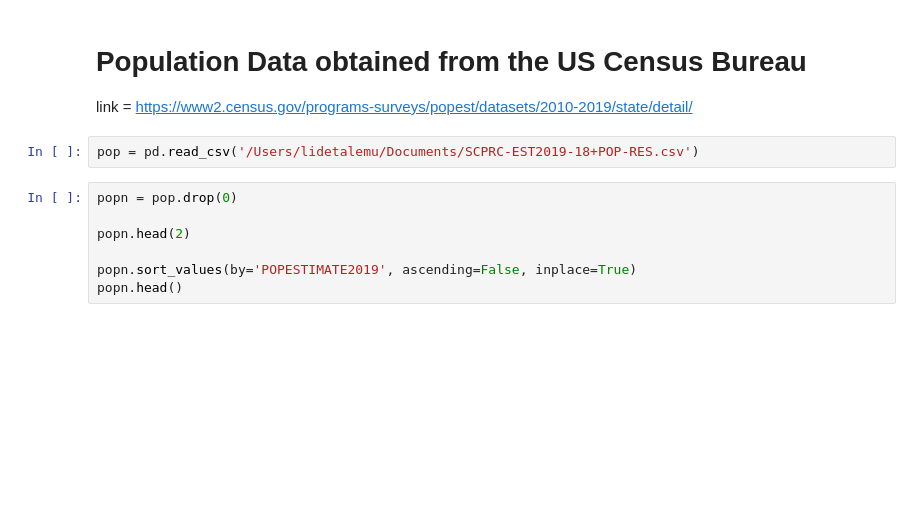
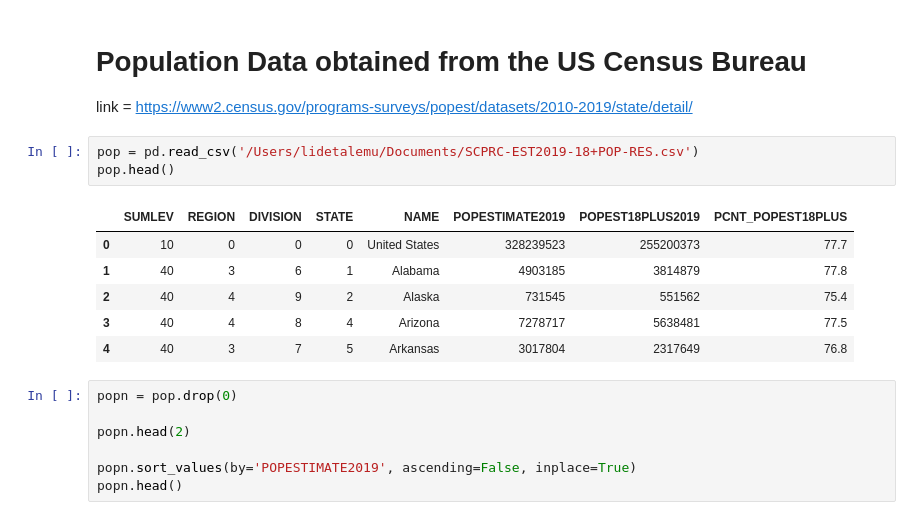
Before and after one commit to Lidetsal/MOD3_Project, a Jupyter notebook: master.ipynb, the cells around one changed output. Cells and saved outputs as stored; diff of their text form; blank space fills up the shorter version.

```diff
--- a/master.ipynb
+++ b/master.ipynb
@@ -346,6 +295,14 @@ plt.show()
 link = https://www2.census.gov/programs-surveys/popest/datasets/2010-2019/state/detail/
 # %%
 pop = pd.read_csv('/Users/lidetalemu/Documents/SCPRC-EST2019-18+POP-RES.csv')
+pop.head()
+# %% [output]
+|  | SUMLEV | REGION | DIVISION | STATE | NAME | POPESTIMATE2019 | POPEST18PLUS2019 | PCNT_POPEST18PLUS |
+| 0 | 10 | 0 | 0 | 0 | United States | 328239523 | 255200373 | 77.7 |
+| 1 | 40 | 3 | 6 | 1 | Alabama | 4903185 | 3814879 | 77.8 |
+| 2 | 40 | 4 | 9 | 2 | Alaska | 731545 | 551562 | 75.4 |
+| 3 | 40 | 4 | 8 | 4 | Arizona | 7278717 | 5638481 | 77.5 |
+| 4 | 40 | 3 | 7 | 5 | Arkansas | 3017804 | 2317649 | 76.8 |
 # %%
 popn = pop.drop(0)
 
```
Also changed, not shown: parts of 20 cells of this notebook.
